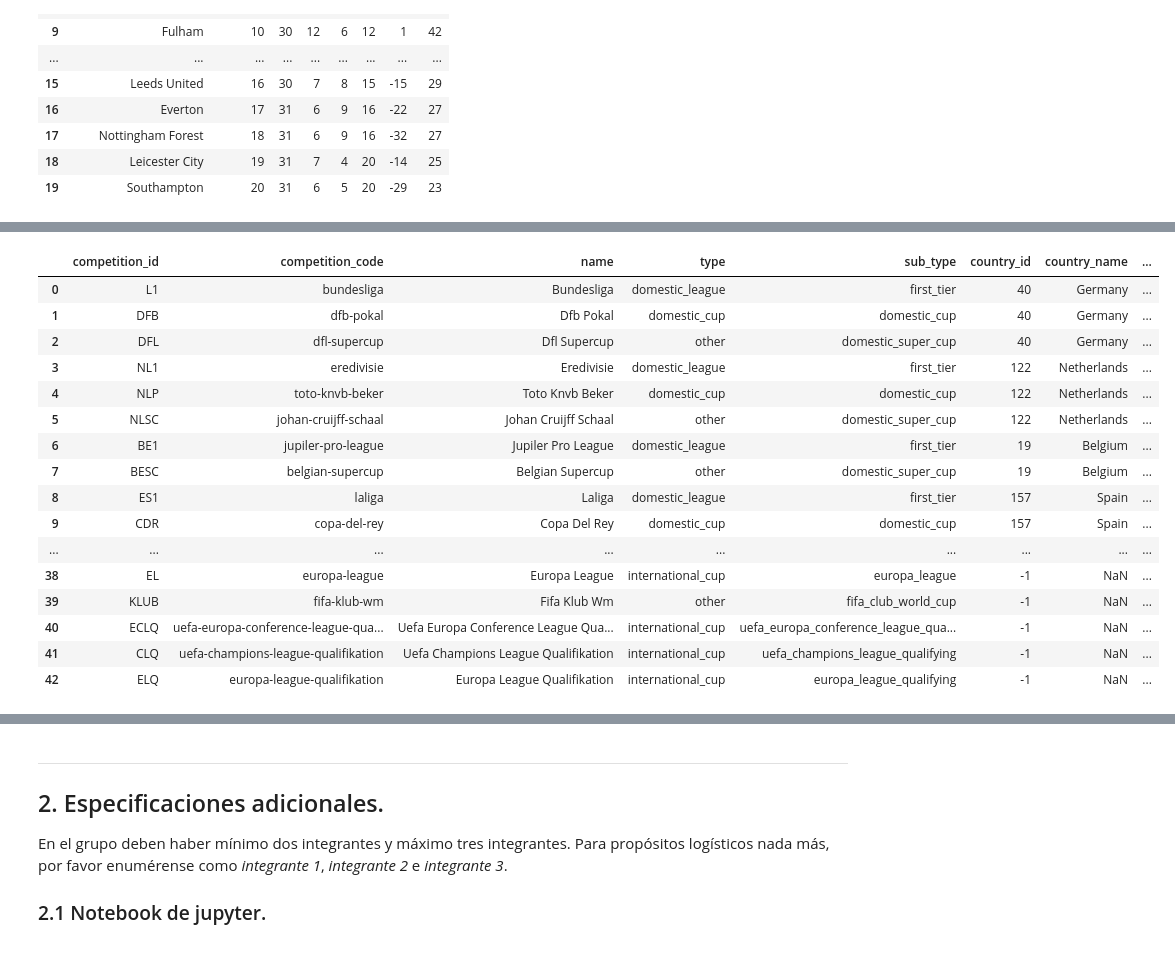
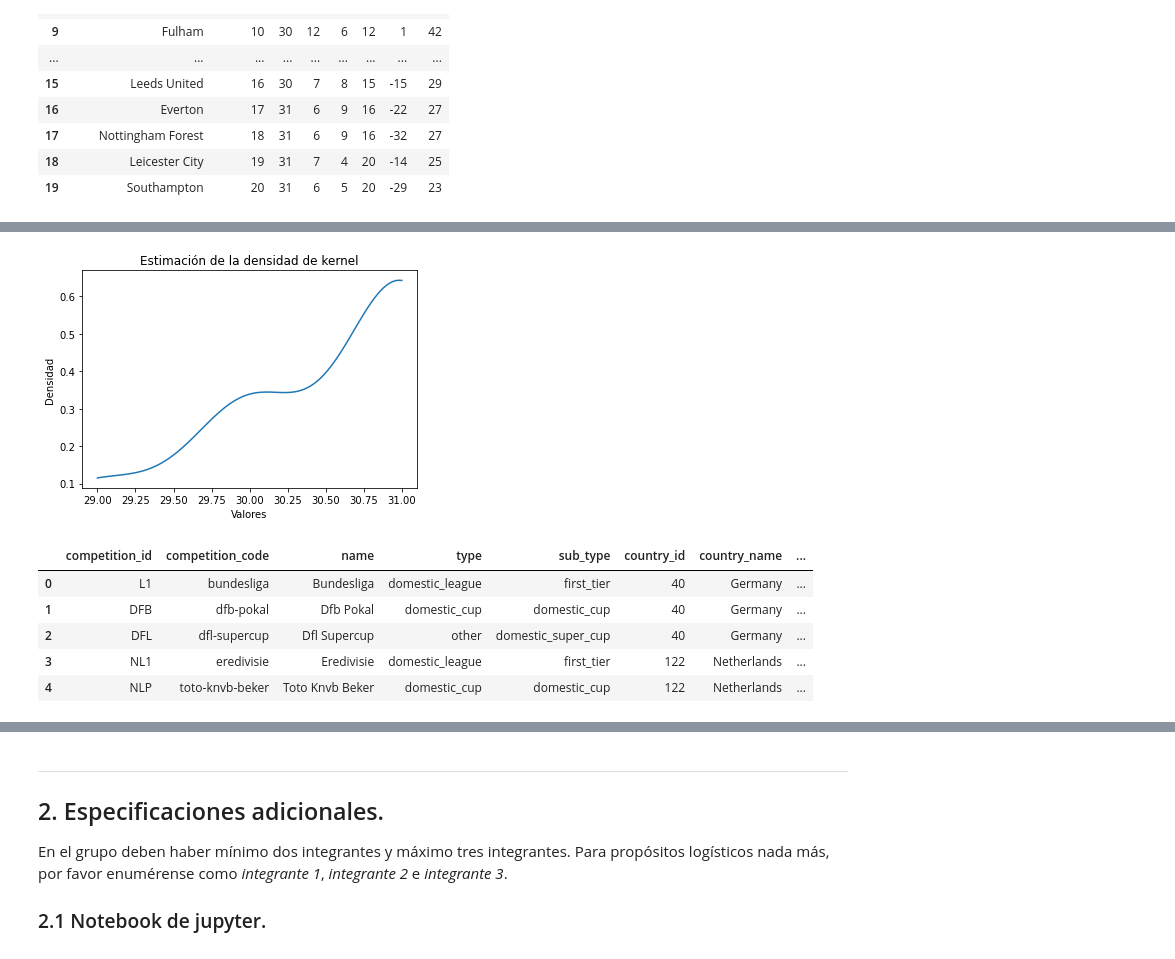
Before and after one commit to adrianhb01/Proyecto_Tema_2_Equipo_8, a Jupyter notebook: Proyecto Tema 2 - Equipo 8.ipynb, the cells around one changed output, grey strips where cells are left out. Cells and saved outputs as stored; diff of their text form; code cells hidden in the pictures.

```diff
--- a/Proyecto Tema 2 - Equipo 8.ipynb
+++ b/Proyecto Tema 2 - Equipo 8.ipynb
@@ -127,22 +192,36 @@ df1
+# %%
+import numpy as np
+from scipy.stats import gaussian_kde
+import matplotlib.pyplot as plt
+
+# Generar datos de ejemplo
+datos = df1['PL']
+
+# Calcular la densidad de kernel
+densidad = gaussian_kde(datos)
+
+# Generar una serie de valores para evaluar la densidad de kernel
+x = np.linspace(datos.min(), datos.max(), 100)
+
+# Calcular los valores de la densidad de kernel en cada punto de x
+y = densidad(x)
+
+# Graficar la densidad de kernel
+plt.plot(x, y)
+plt.xlabel("Valores")
+plt.ylabel("Densidad")
+plt.title("Estimación de la densidad de kernel")
+plt.show()
+# %% [output]
+[figure, added]
 # %%
 #importacion de datos
 df2 = pd.read_csv('Football Data from Transfermarkt/competitions.csv')
-df2
+df2.head()
 # %% [output]
 |  | competition_id | competition_code | name | type | sub_type | country_id | country_name | ... |
 | 0 | L1 | bundesliga | Bundesliga | domestic_league | first_tier | 40 | Germany | ... |
 | 1 | DFB | dfb-pokal | Dfb Pokal | domestic_cup | domestic_cup | 40 | Germany | ... |
 | 2 | DFL | dfl-supercup | Dfl Supercup | other | domestic_super_cup | 40 | Germany | ... |
 | 3 | NL1 | eredivisie | Eredivisie | domestic_league | first_tier | 122 | Netherlands | ... |
 | 4 | NLP | toto-knvb-beker | Toto Knvb Beker | domestic_cup | domestic_cup | 122 | Netherlands | ... |
-| 5 | NLSC | johan-cruijff-schaal | Johan Cruijff Schaal | other | domestic_super_cup | 122 | Netherlands | ... |
-| 6 | BE1 | jupiler-pro-league | Jupiler Pro League | domestic_league | first_tier | 19 | Belgium | ... |
-| 7 | BESC | belgian-supercup | Belgian Supercup | other | domestic_super_cup | 19 | Belgium | ... |
-| 8 | ES1 | laliga | Laliga | domestic_league | first_tier | 157 | Spain | ... |
-| 9 | CDR | copa-del-rey | Copa Del Rey | domestic_cup | domestic_cup | 157 | Spain | ... |
-| ... | ... | ... | ... | ... | ... | ... | ... | ... |
-| 38 | EL | europa-league | Europa League | international_cup | europa_league | -1 | NaN | ... |
-| 39 | KLUB | fifa-klub-wm | Fifa Klub Wm | other | fifa_club_world_cup | -1 | NaN | ... |
-| 40 | ECLQ | uefa-europa-conference-league-qua... | Uefa Europa Conference League Qua... | international_cup | uefa_europa_conference_league_qua... | -1 | NaN | ... |
-| 41 | CLQ | uefa-champions-league-qualifikation | Uefa Champions League Qualifikation | international_cup | uefa_champions_league_qualifying | -1 | NaN | ... |
-| 42 | ELQ | europa-league-qualifikation | Europa League Qualifikation | international_cup | europa_league_qualifying | -1 | NaN | ... |
```
Also changed, not shown: parts of 9 cells of this notebook.
